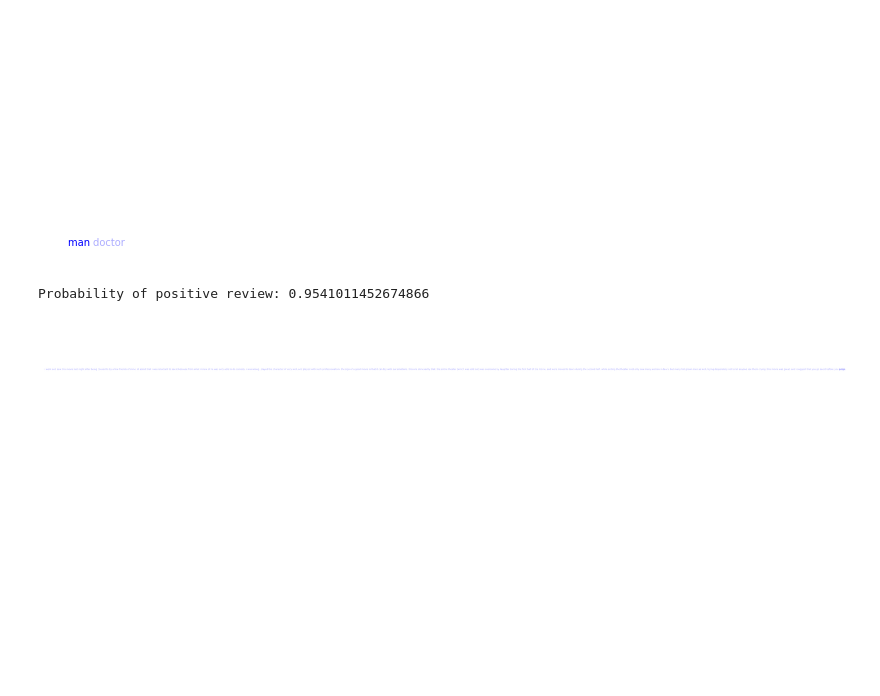
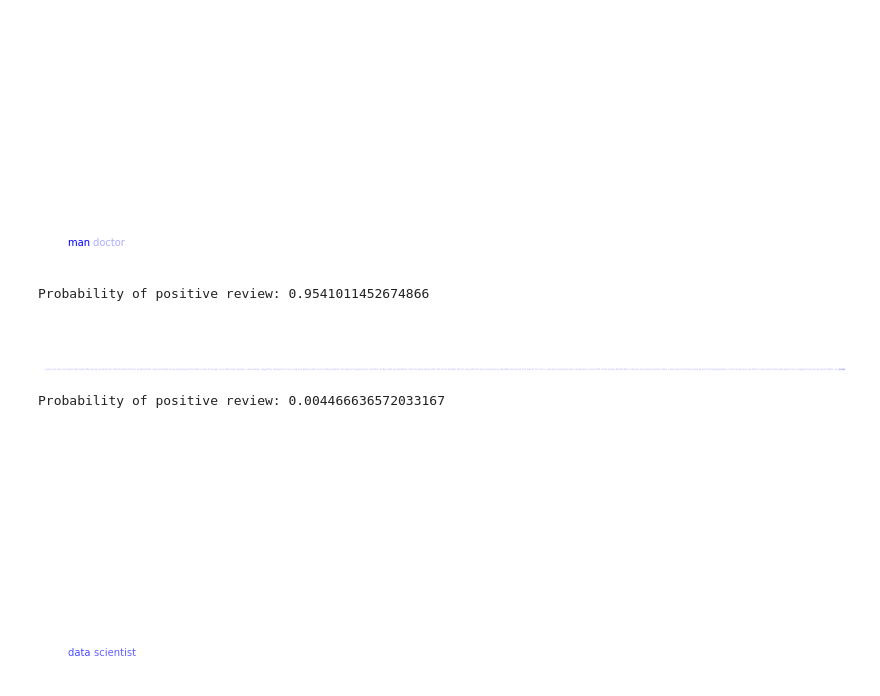
Before and after one commit to jrpresta/website, a Jupyter notebook: Attention_model.ipynb, the cells around one changed output. Saved outputs shown, nothing was run; the diff lists cells and outputs as text; code cells hidden in the pictures; blank space fills up the shorter version.

```diff
--- a/Attention_model.ipynb
+++ b/Attention_model.ipynb
@@ -329,7 +329,7 @@ han = HAN(hidden_size=40, vocab_size=V, embedding_dim=50)
 criterion = nn.BCEWithLogitsLoss()
 optimizer = optim.Adam(han.parameters(), lr=0.01)
 
-han.load_state_dict(torch.load('/Users/jon_ross/Desktop/HAN.pt'))
+han.load_state_dict(torch.load('/Users/jon_ross/Desktop/HAN_lower.pt'))
 han.eval()
 # %% [output]
 HAN(
@@ -445,3 +447,8 @@ visualize_attention(review)
 # %% [output]
 Probability of positive review: 0.9541011452674866
 [figure]
+# %%
+visualize_attention('data scientist')
+# %% [output]
+Probability of positive review: 0.004466636572033167
+[figure, added]
```
Also changed, not shown: parts of 4 cells of this notebook.
